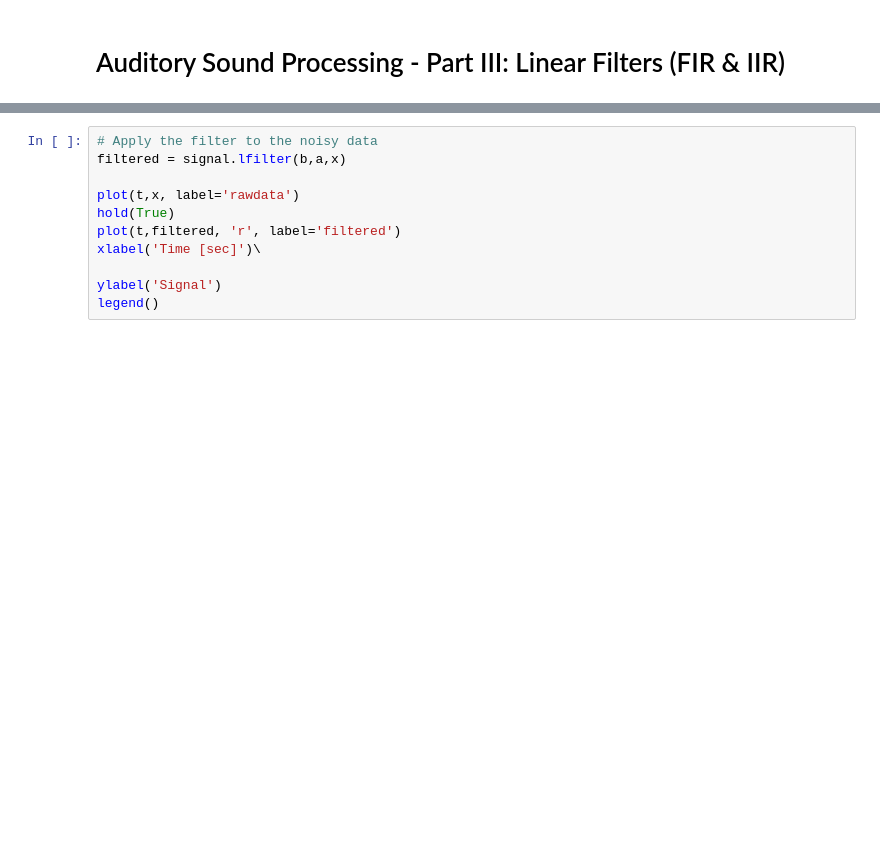
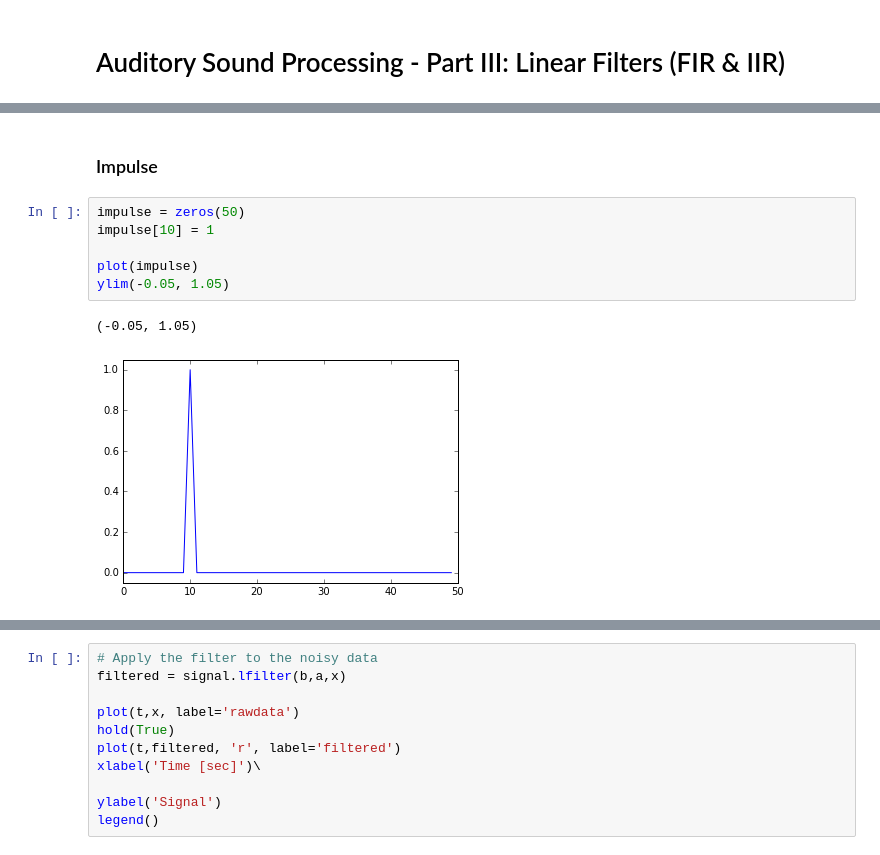
Before and after one commit to thomas-haslwanter/CSS_ipynb, a Jupyter notebook: Soundproc_3_LinearFilters.ipynb, the cells around one changed output, grey strips where cells are left out. Saved outputs shown, nothing was run; the diff lists cells and outputs as text; blank space fills up the shorter version.

```diff
--- a/Soundproc_3_LinearFilters.ipynb
+++ b/Soundproc_3_LinearFilters.ipynb
@@ -11,0 +47,11 @@ Populating the interactive namespace from numpy and matplotlib
+# %% [markdown]
+### Impulse
+# %%
+impulse = zeros(50)
+impulse[10] = 1
+
+plot(impulse)
+ylim(-0.05, 1.05)
+# %% [output]
+(-0.05, 1.05)
+[figure, added]
```
Also changed, not shown: parts of 30 cells of this notebook, 3 other files.
